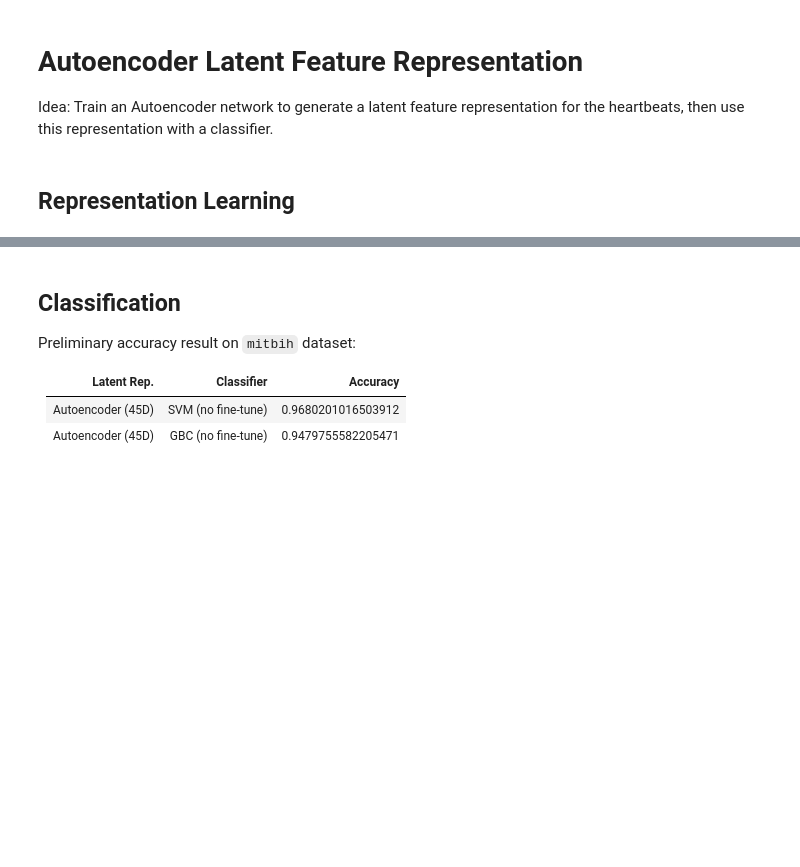
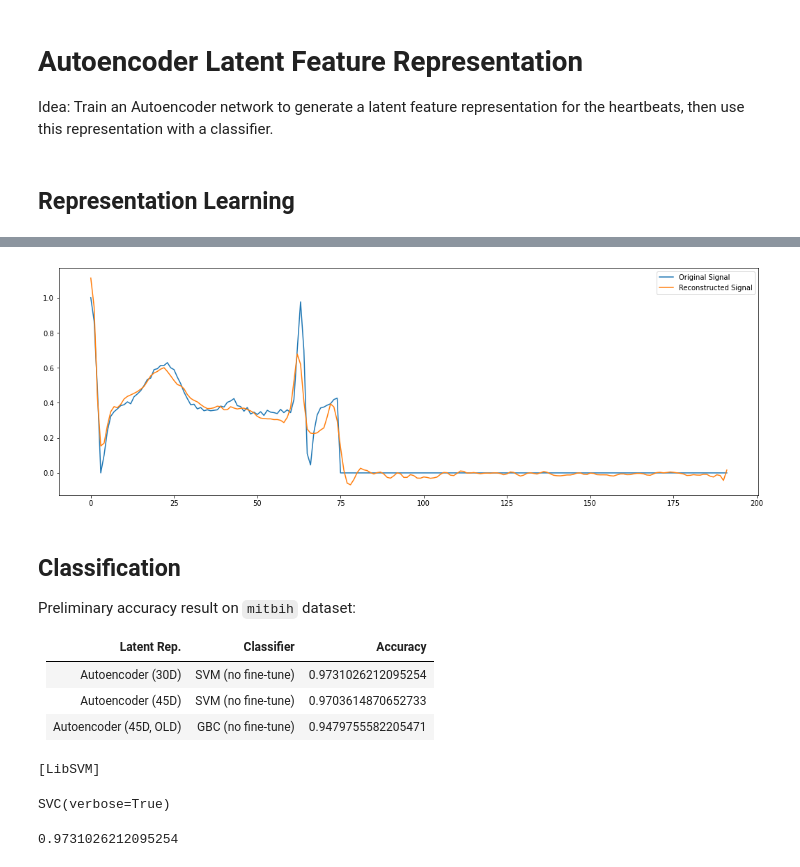
Before and after one commit to ardarslan/ecg-classification, a Jupyter notebook: code/autoencoder.ipynb, the cells around one changed output, grey strips where cells are left out. Drawn from its saved outputs; the diff is of its cells as text; code cells hidden in the pictures; blank space fills up the shorter version.

Commit message:
Improving Autoencoder.

```diff
--- a/code/autoencoder.ipynb
+++ b/code/autoencoder.ipynb
@@ -74,20 +75,23 @@ class Autoencoder(Model):
 
         self.encoder = tf.keras.Sequential([
             conv,
+            layers.PReLU(),
+            #layers.Dropout(rate=0.1),
             layers.BatchNormalization(),
-            layers.ReLU(),
             max_pool,
             conv2,
+            layers.PReLU(),
+            #layers.Dropout(rate=0.1),
             layers.BatchNormalization(),
-            layers.ReLU(),
             max_pool2,
             conv3,
+            layers.PReLU(),
+            #layers.Dropout(rate=0.1),
             layers.BatchNormalization(),
-            layers.ReLU(),
-            layers.Dropout(rate=0.1),
             max_pool3,
             flatten,
-            dense
+            dense,
+            layers.Dropout(rate=0.1),
         ])
 
         ## Decoder ##
@@ -103,19 +107,24 @@ class Autoencoder(Model):
 
         self.decoder = tf.keras.Sequential([
             dec_dense,
-            layers.ReLU(),
+            layers.PReLU(),
+            layers.Dropout(rate=0.1),
+            layers.BatchNormalization(),
             reshape,
             convt3,
+            layers.PReLU(),
+            #layers.Dropout(rate=0.1),
             layers.BatchNormalization(),
-            layers.ReLU(),
             upsample3,
             convt2,
+            layers.PReLU(),
+            #layers.Dropout(rate=0.1),
             layers.BatchNormalization(),
-            layers.ReLU(),
             upsample2,
             convt,
+            layers.PReLU(),
+            #layers.Dropout(rate=0.1),
             layers.BatchNormalization(),
-            layers.ReLU(),
             upsample,
             convt_final
         ])
@@ -157,8 +210,8 @@ autoencoder.save_weights('./checkpoints/autoencoder')
 # %%
-autoencoder = Autoencoder(input_shape=X_train_padded.shape[1:], latent_dim=45)
+autoencoder = Autoencoder(input_shape=X_train_padded.shape[1:], latent_dim=30)
 autoencoder.load_weights('./checkpoints/autoencoder')
 
-signal = X_train_padded[1142][tf.newaxis, ...]
+signal = X_train_padded[20][tf.newaxis, ...]
 print(f'Signal shape: {signal.shape}')
 
 encoded_signal = autoencoder.encode(signal)
@@ -174,3 +227,4 @@ ax.plot(tf.squeeze(reconstructed_signal, axis=0), label='Reconstructed Signal')
 ax.legend()
 
 plt.show()
+# %% [output]
@@ -177,3 +248,4 @@ plt.show()
+[figure, added]
 # %% [markdown]
 ## Classification
 
@@ -181,8 +253,9 @@ Preliminary accuracy result on `mitbih` dataset:
 
 | Latent Rep. | Classifier | Accuracy |
 |---|---|---|
-| Autoencoder (45D) | SVM (no fine-tune) | 0.9680201016503912 |
-| Autoencoder (45D) | GBC (no fine-tune) | 0.9479755582205471 |
+| Autoencoder (30D) | SVM (no fine-tune) | 0.9731026212095254 |
+| Autoencoder (45D) | SVM (no fine-tune) | 0.9703614870652733 |
+| Autoencoder (45D, OLD) | GBC (no fine-tune) | 0.9479755582205471 |
 # %%
 X_train_transformed = autoencoder.encode(X_train_padded)
 X_valid_transformed = autoencoder.encode(X_valid_padded)
@@ -190,8 +263,13 @@ X_valid_transformed = autoencoder.encode(X_valid_padded)
 svm = SVC(verbose=True)
 
 svm.fit(X_train_transformed, y_train_split)
+# %% [output]
+[LibSVM]
+SVC(verbose=True)
 # %%
 svm.score(X_valid_transformed, y_valid_split)
+# %% [output]
+0.9731026212095254
 # %%
 X_train_transformed = autoencoder.encode(X_train_padded)
 X_valid_transformed = autoencoder.encode(X_valid_padded)
```
Also changed, not shown: parts of 4 cells of this notebook.
